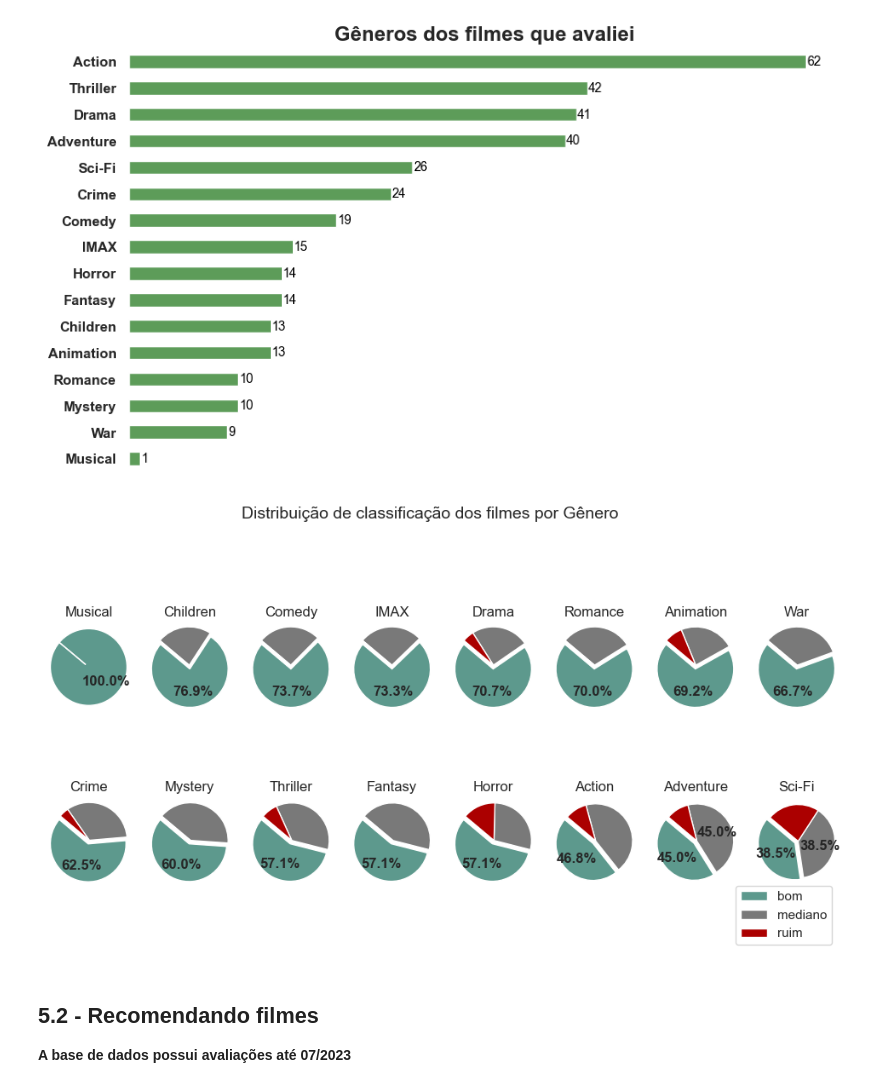
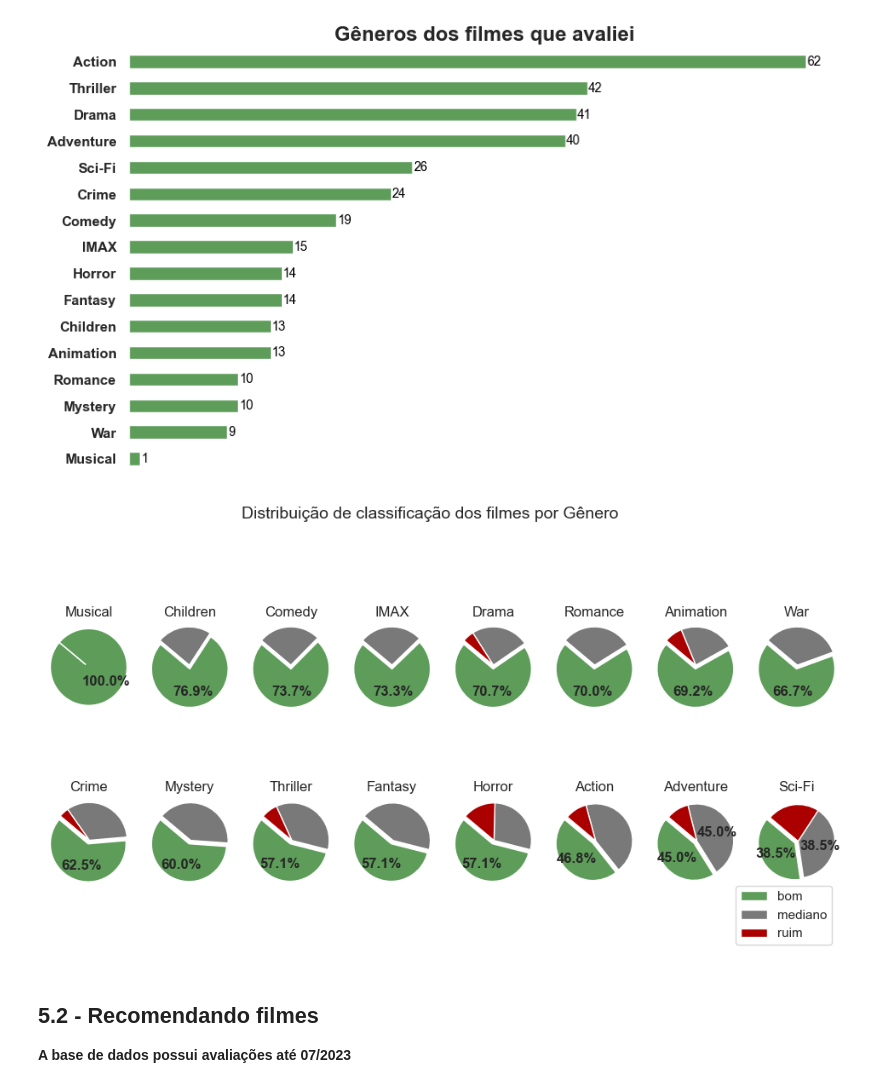
Before and after one commit to Vinicius-Luiz/movie_recommendation_pyspark, a Jupyter notebook: index_als.ipynb, the cells around one changed output. Drawn from its saved outputs; the diff is of its cells as text; code cells hidden in the pictures.

```diff
--- a/index_als.ipynb
+++ b/index_als.ipynb
@@ -624,35 +624,35 @@ genres = my_movies_genres_resumed['genre'].unique()
 
 fig, axs = plt.subplots(num_linhas, num_colunas, figsize=(12, 6))
 fig.subplots_adjust(hspace=-0.2)  # Ajuste a margem entre as linhas aqui
 
 labels = ['bom', 'mediano', 'ruim']
-colors = ['#5d998d', '#797979', '#ab0000']
+colors = ['#5D9C59', '#797979', '#ab0000']
 
 def autopct_label(pct, sizes):
     return f'{pct:.1f}%' if round(pct, 2) in (sizes[0], sizes[0]+.01) else ''
 
 for i, genre in enumerate(genres):
     row = i // num_colunas
     col = i % num_colunas
 
     subset_data = my_movies_genres_resumed[my_movies_genres_resumed['genre'] == genre]
     sizes = [subset_data['bom'].values[0], subset_data['mediano'].values[0], subset_data['ruim'].values[0]]
     explode = (0.1, 0, 0)
 
     axs[row, col].pie(sizes, colors=colors, autopct=lambda pct: autopct_label(pct, sizes), startangle=140, explode=explode, textprops={'fontweight': 'bold'})
     axs[row, col].set_title(genre, y=.7)
     axs[row, col].axis('equal')
 
 # Remova subplots não utilizados
 for i in range(len(genres), num_linhas * num_colunas):
     fig.delaxes(axs.flatten()[i])
 
 plt.legend(labels, loc='lower right')
 plt.suptitle(f'Distribuição de classificação dos filmes por Gênero', fontsize=14)
 
 plt.show()
 # %% [output]
-[figure, old version]
+[figure, new version]
 # %% [markdown]
 ## 5.2 - Recomendando filmes
 **A base de dados possui avaliações até 07/2023**
```
Also changed, not shown: 2 other files.
